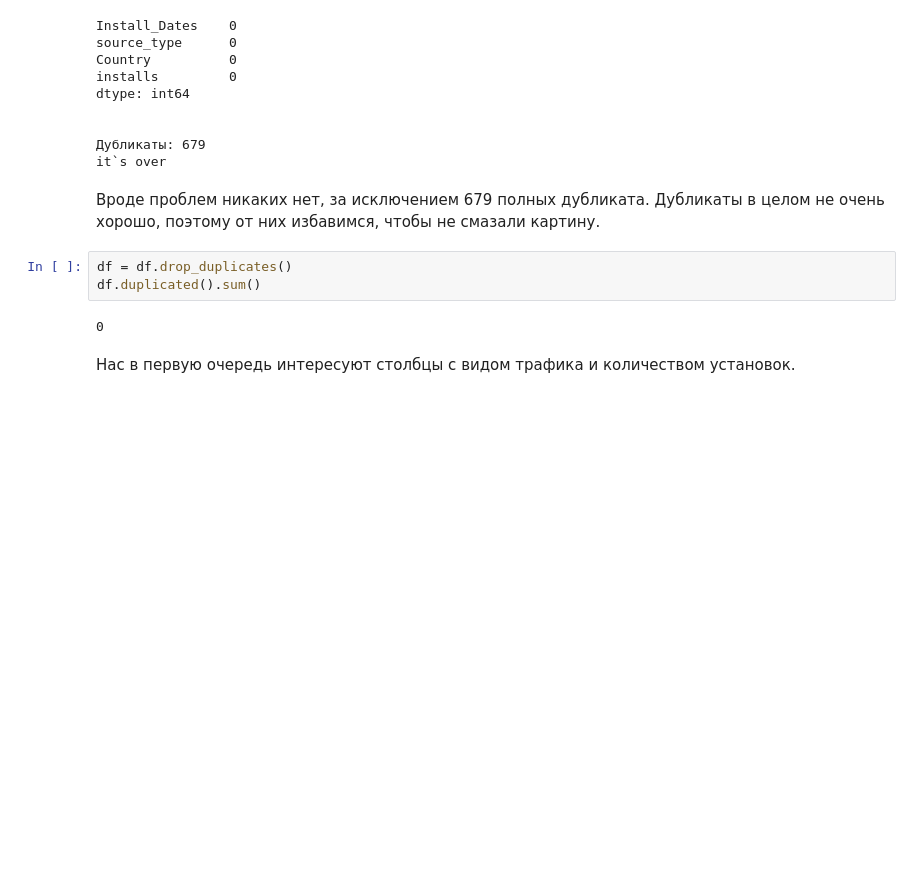
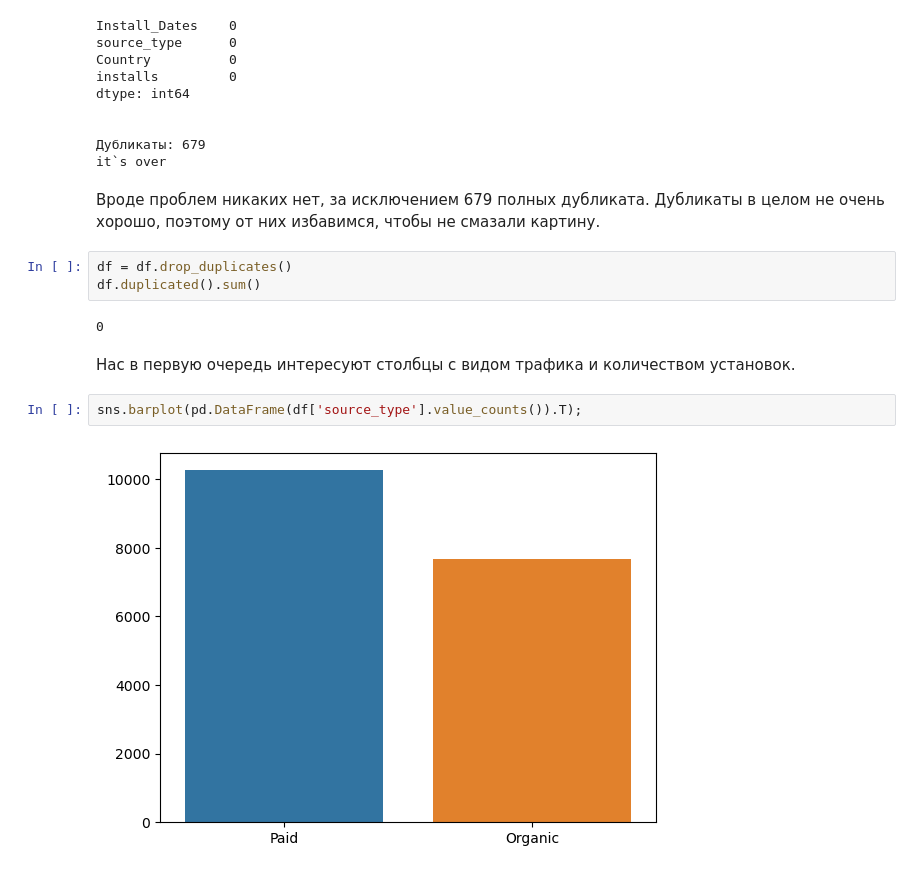
Before and after one commit to themjdex/skytec-games-test-job, a Jupyter notebook: 5_traffic_analysis.ipynb, the cells around one changed output. Saved outputs shown, nothing was run; the diff lists cells and outputs as text; blank space fills up the shorter version.

```diff
--- a/5_traffic_analysis.ipynb
+++ b/5_traffic_analysis.ipynb
@@ -86,3 +89,7 @@ df.duplicated().sum()
 0
 # %% [markdown]
 Нас в первую очередь интересуют столбцы с видом трафика и количеством установок.
+# %%
+sns.barplot(pd.DataFrame(df['source_type'].value_counts()).T);
+# %% [output]
+[figure, added]
```
Also changed, not shown: parts of 14 cells of this notebook.
